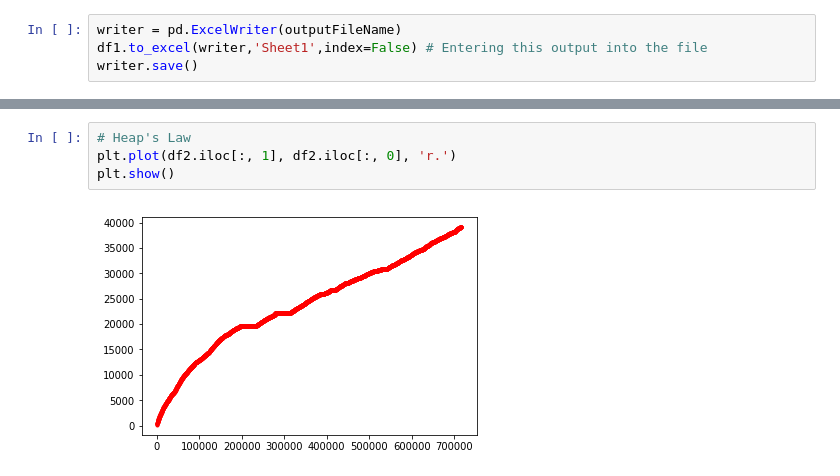
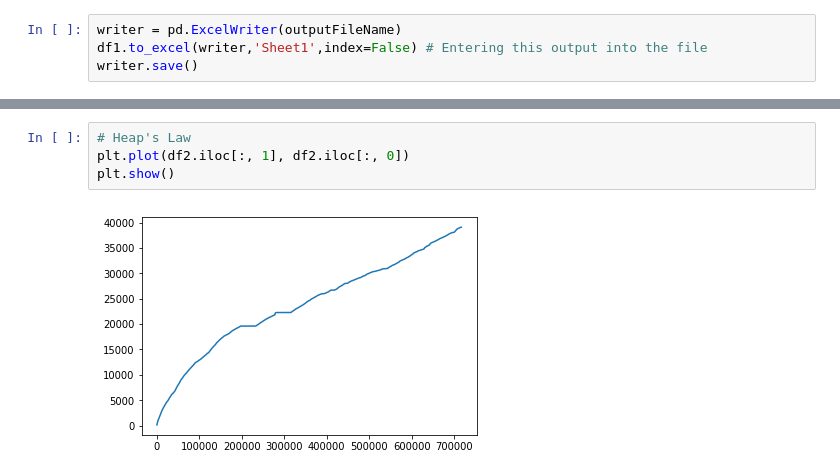
Before and after one commit to 3atharvkurdukar/nlp-assignments-hindi, a Jupyter notebook: empirical_laws.ipynb, the cells around one changed output, grey strips where cells are left out. Cells and saved outputs as stored; diff of their text form.

```diff
--- a/empirical_laws.ipynb
+++ b/empirical_laws.ipynb
@@ -120,6 +120,6 @@ plt.show()
 # %%
 # Heap's Law
-plt.plot(df2.iloc[:, 1], df2.iloc[:, 0], 'r.')
+plt.plot(df2.iloc[:, 1], df2.iloc[:, 0])
 plt.show()
 # %% [output]
-[figure, old version]
+[figure, new version]
```
Also changed, not shown: parts of 5 cells of this notebook, 2 other files.
